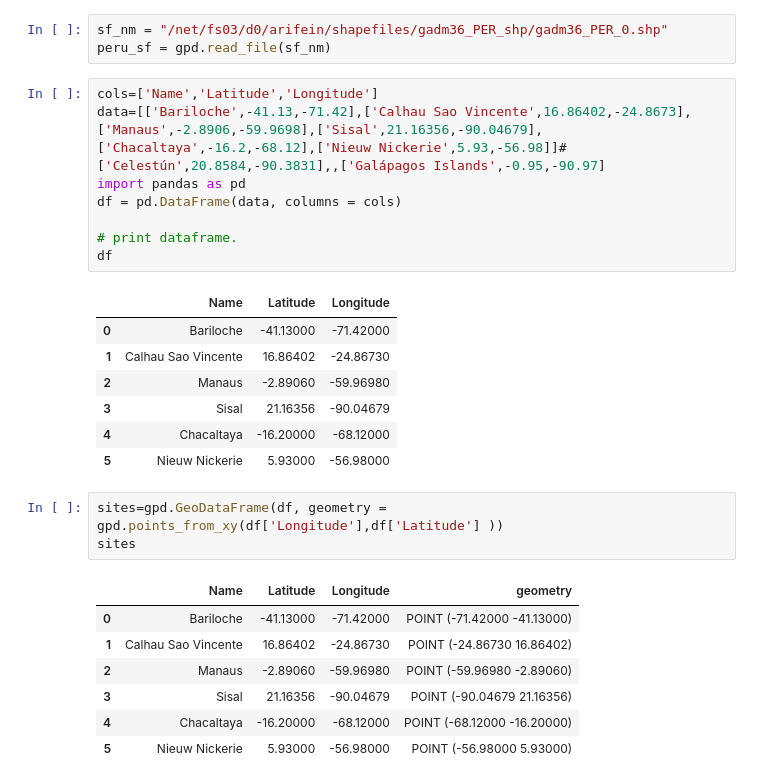
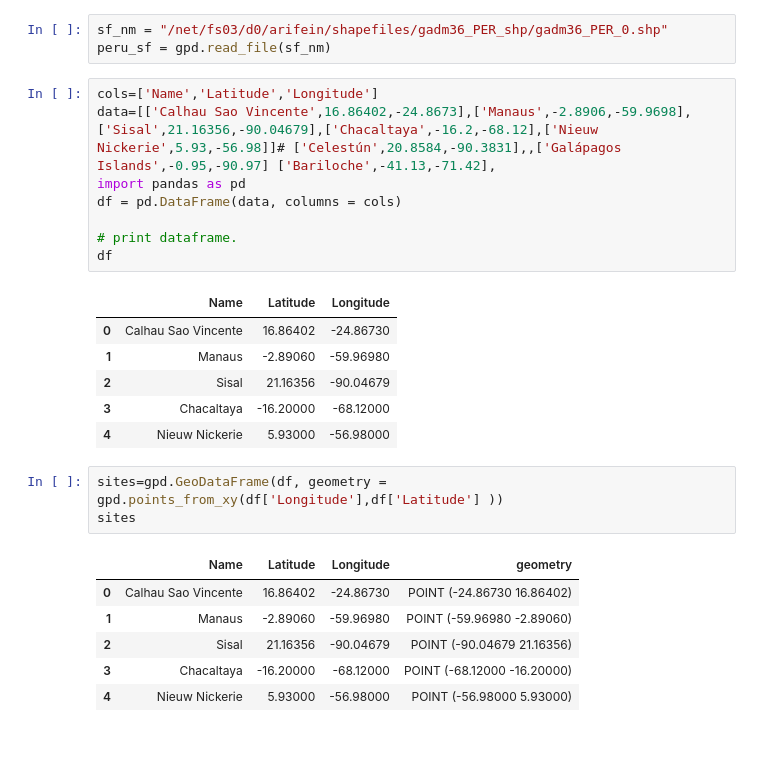
Before and after one commit to Shakes-tzd/MIT_TPP_thesis, a Jupyter notebook: JPnotebooks/GMOS_map.ipynb, the cells around one changed output. Saved outputs shown, nothing was run; the diff lists cells and outputs as text; blank space fills up the shorter version.

```diff
--- a/JPnotebooks/GMOS_map.ipynb
+++ b/JPnotebooks/GMOS_map.ipynb
@@ -40,31 +40,29 @@ sf_nm = "/net/fs03/d0/arifein/shapefiles/gadm36_PER_shp/gadm36_PER_0.shp"
 peru_sf = gpd.read_file(sf_nm)
 # %%
 cols=['Name','Latitude','Longitude']
-data=[['Bariloche',-41.13,-71.42],['Calhau Sao Vincente',16.86402,-24.8673],['Manaus',-2.8906,-59.9698],['Sisal',21.16356,-90.04679],['Chacaltaya',-16.2,-68.12],['Nieuw Nickerie',5.93,-56.98]]# ['Celestún',20.8584,-90.3831],,['Galápagos Islands',-0.95,-90.97]
+data=[['Calhau Sao Vincente',16.86402,-24.8673],['Manaus',-2.8906,-59.9698],['Sisal',21.16356,-90.04679],['Chacaltaya',-16.2,-68.12],['Nieuw Nickerie',5.93,-56.98]]# ['Celestún',20.8584,-90.3831],,['Galápagos Islands',-0.95,-90.97] ['Bariloche',-41.13,-71.42],
 import pandas as pd
 df = pd.DataFrame(data, columns = cols)
 
 # print dataframe.
 df
 # %% [output]
 |  | Name | Latitude | Longitude |
-| 0 | Bariloche | -41.13000 | -71.42000 |
-| 1 | Calhau Sao Vincente | 16.86402 | -24.86730 |
-| 2 | Manaus | -2.89060 | -59.96980 |
-| 3 | Sisal | 21.16356 | -90.04679 |
-| 4 | Chacaltaya | -16.20000 | -68.12000 |
-| 5 | Nieuw Nickerie | 5.93000 | -56.98000 |
+| 0 | Calhau Sao Vincente | 16.86402 | -24.86730 |
+| 1 | Manaus | -2.89060 | -59.96980 |
+| 2 | Sisal | 21.16356 | -90.04679 |
+| 3 | Chacaltaya | -16.20000 | -68.12000 |
+| 4 | Nieuw Nickerie | 5.93000 | -56.98000 |
 # %%
 sites=gpd.GeoDataFrame(df, geometry = gpd.points_from_xy(df['Longitude'],df['Latitude'] ))
 sites
 # %% [output]
 |  | Name | Latitude | Longitude | geometry |
-| 0 | Bariloche | -41.13000 | -71.42000 | POINT (-71.42000 -41.13000) |
-| 1 | Calhau Sao Vincente | 16.86402 | -24.86730 | POINT (-24.86730 16.86402) |
-| 2 | Manaus | -2.89060 | -59.96980 | POINT (-59.96980 -2.89060) |
-| 3 | Sisal | 21.16356 | -90.04679 | POINT (-90.04679 21.16356) |
-| 4 | Chacaltaya | -16.20000 | -68.12000 | POINT (-68.12000 -16.20000) |
-| 5 | Nieuw Nickerie | 5.93000 | -56.98000 | POINT (-56.98000 5.93000) |
+| 0 | Calhau Sao Vincente | 16.86402 | -24.86730 | POINT (-24.86730 16.86402) |
+| 1 | Manaus | -2.89060 | -59.96980 | POINT (-59.96980 -2.89060) |
+| 2 | Sisal | 21.16356 | -90.04679 | POINT (-90.04679 21.16356) |
+| 3 | Chacaltaya | -16.20000 | -68.12000 | POINT (-68.12000 -16.20000) |
+| 4 | Nieuw Nickerie | 5.93000 | -56.98000 | POINT (-56.98000 5.93000) |
 # %%
 Lapan= pd.read_csv('Lapan.csv')
 # Creating GeoPandas GeoDataFrame using the Pandas Dataframe
```
Also changed, not shown: parts of 2 cells of this notebook, 2 other files.
